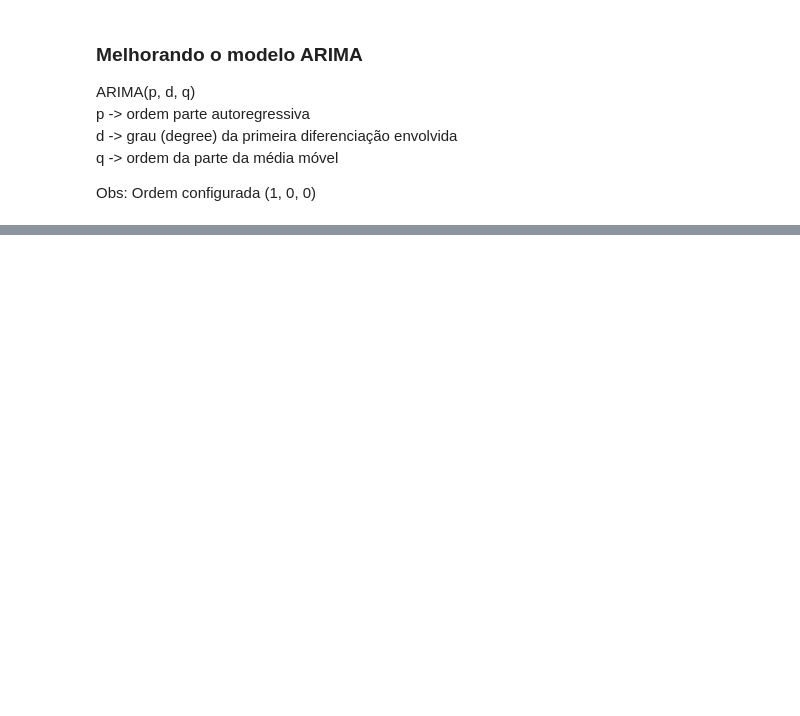
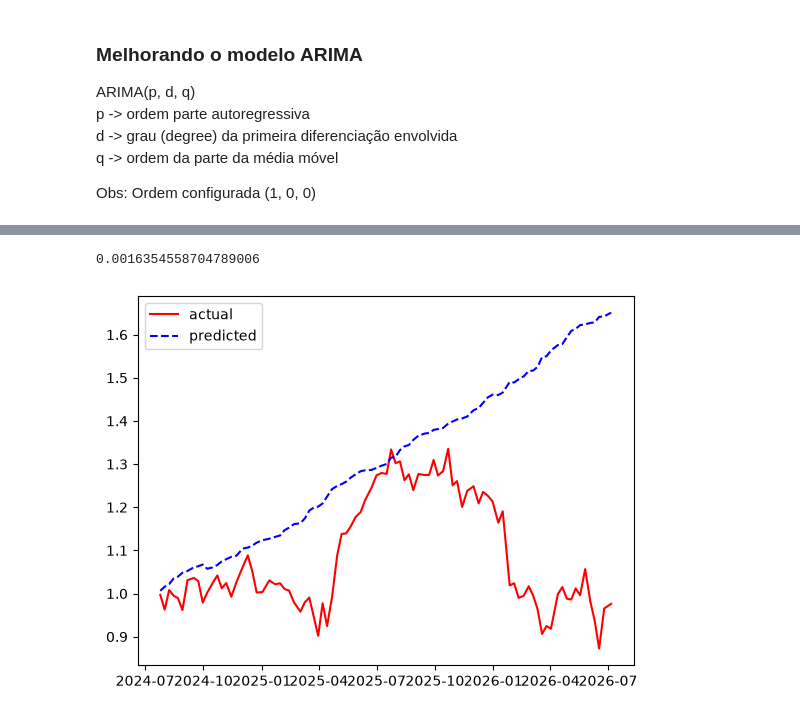
Before and after one commit to gabriel-basso/time-series-msft, a Jupyter notebook: codigo.ipynb, the cells around one changed output, grey strips where cells are left out. Drawn from its saved outputs; the diff is of its cells as text; code cells hidden in the pictures; blank space fills up the shorter version.

Commit message:
updating prediction result

```diff
--- a/codigo.ipynb
+++ b/codigo.ipynb
@@ -320,0 +342,22 @@ def evaluate_models(p_values, d_values, q_values):
+# %%
+# preparação do modelo
+modelARIMA_tuned = ARIMA(endog= Y_train, exog= X_train_ARIMA, order= (2, 0, 0))
+model_fit_tuned = modelARIMA_tuned.fit()
+
+# estimando a acurácia no conjunto de validação
+predicted_tuned = model_fit.predict(start= tr_len - 1, end= to_len - 1, exog= X_test_ARIMA)[1:]
+print(mean_squared_error(Y_test, predicted_tuned))
+# %% [output]
+0.0016354558704789006
+# %%
+# plotar os dados reais comparados com os previstos
+predicted_tuned.index = Y_test.index
+pyplot.plot(np.exp(Y_test).cumprod(), 'r', label= 'actual',)
+
+# plotar t e a de forma separada
+pyplot.plot(np.exp(predicted_tuned).cumprod(), 'b--', label= 'predicted')
+pyplot.legend()
+pyplot.rcParams["figure.figsize"] = (8, 5)
+pyplot.show()
+# %% [output]
+[figure, added]
```
Also changed, not shown: parts of 11 cells of this notebook.
